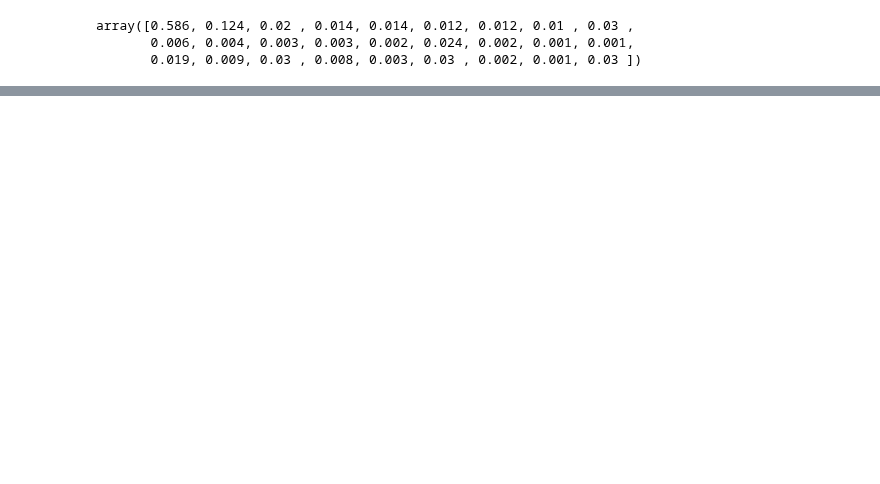
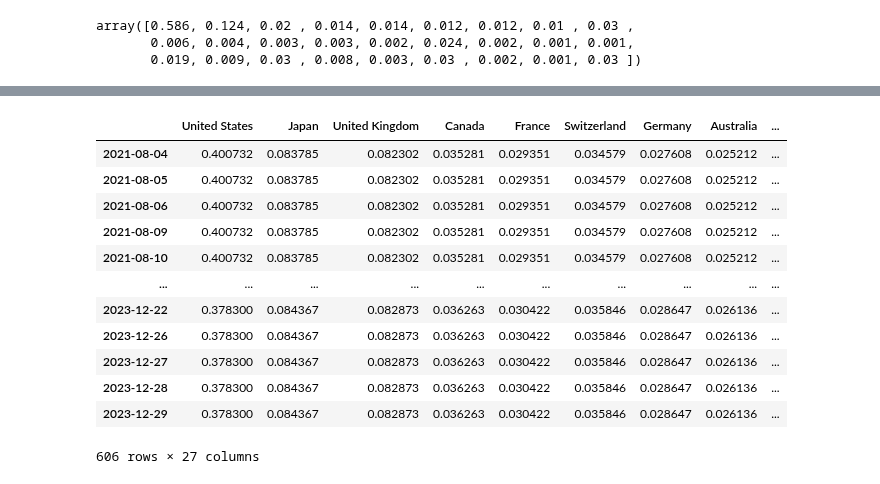
Before and after one commit to lharazin/TFM, a Jupyter notebook: Algorithm/models/base_model_1.ipynb, the cells around one changed output, grey strips where cells are left out. Saved outputs shown, nothing was run; the diff lists cells and outputs as text; code cells hidden in the pictures; blank space fills up the shorter version.

```diff
--- a/Algorithm/models/base_model_1.ipynb
+++ b/Algorithm/models/base_model_1.ipynb
@@ -269,0 +298,9 @@ array([0.586, 0.124, 0.02 , 0.014, 0.014, 0.012, 0.012, 0.01 , 0.03 ,
+# %%
+predictions_test = model_dnn.predict(x_test)
+predictions_test_df = pd.DataFrame(predictions_test,
+                                   index=dates_for_test,
+                                   columns=df_countries.columns)
+predictions_test_df = predictions_test_df.reindex(index=df_prices_test.index)
+predictions_test_df = predictions_test_df.ffill() # Fill the entire month with predicted weights
+predictions_test_df
+# %% [output]
@@ -269,0 +308,13 @@ array([0.586, 0.124, 0.02 , 0.014, 0.014, 0.012, 0.012, 0.01 , 0.03 ,
+|  | United States | Japan | United Kingdom | Canada | France | Switzerland | Germany | Australia | ... |
+| 2021-08-04 | 0.400732 | 0.083785 | 0.082302 | 0.035281 | 0.029351 | 0.034579 | 0.027608 | 0.025212 | ... |
+| 2021-08-05 | 0.400732 | 0.083785 | 0.082302 | 0.035281 | 0.029351 | 0.034579 | 0.027608 | 0.025212 | ... |
+| 2021-08-06 | 0.400732 | 0.083785 | 0.082302 | 0.035281 | 0.029351 | 0.034579 | 0.027608 | 0.025212 | ... |
+| 2021-08-09 | 0.400732 | 0.083785 | 0.082302 | 0.035281 | 0.029351 | 0.034579 | 0.027608 | 0.025212 | ... |
+| 2021-08-10 | 0.400732 | 0.083785 | 0.082302 | 0.035281 | 0.029351 | 0.034579 | 0.027608 | 0.025212 | ... |
+| ... | ... | ... | ... | ... | ... | ... | ... | ... | ... |
+| 2023-12-22 | 0.378300 | 0.084367 | 0.082873 | 0.036263 | 0.030422 | 0.035846 | 0.028647 | 0.026136 | ... |
+| 2023-12-26 | 0.378300 | 0.084367 | 0.082873 | 0.036263 | 0.030422 | 0.035846 | 0.028647 | 0.026136 | ... |
+| 2023-12-27 | 0.378300 | 0.084367 | 0.082873 | 0.036263 | 0.030422 | 0.035846 | 0.028647 | 0.026136 | ... |
+| 2023-12-28 | 0.378300 | 0.084367 | 0.082873 | 0.036263 | 0.030422 | 0.035846 | 0.028647 | 0.026136 | ... |
+| 2023-12-29 | 0.378300 | 0.084367 | 0.082873 | 0.036263 | 0.030422 | 0.035846 | 0.028647 | 0.026136 | ... |
+606 rows × 27 columns
```
Also changed, not shown: parts of 13 cells of this notebook.
